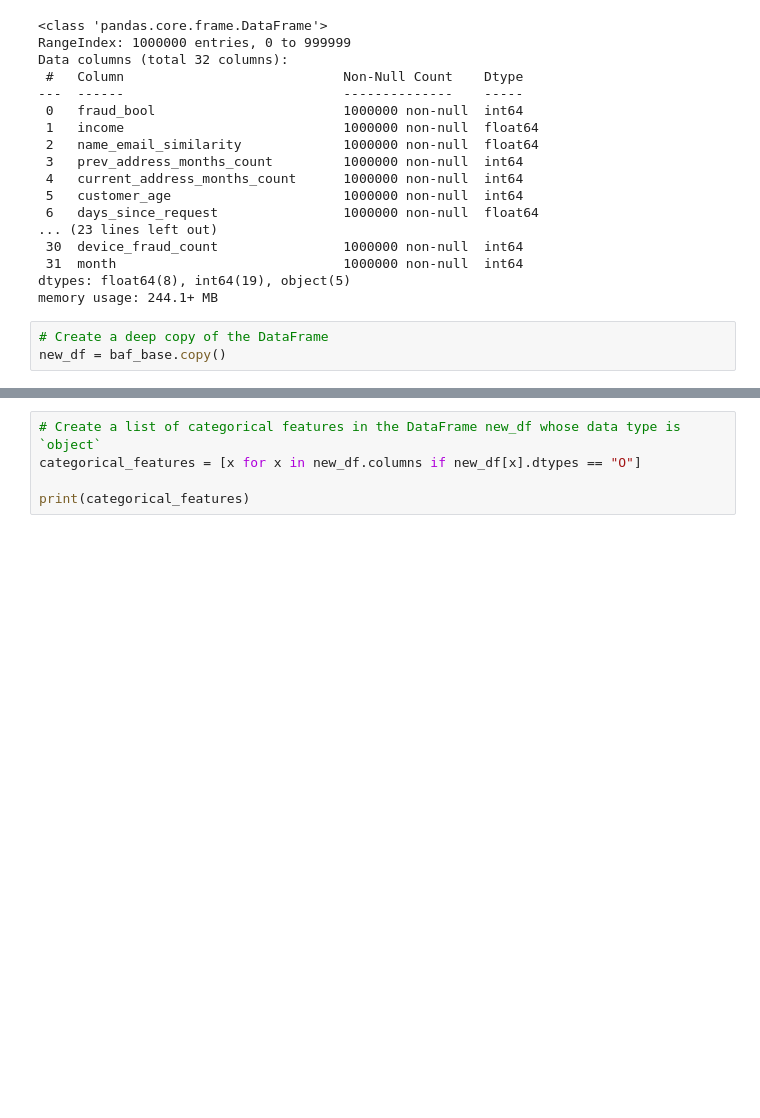
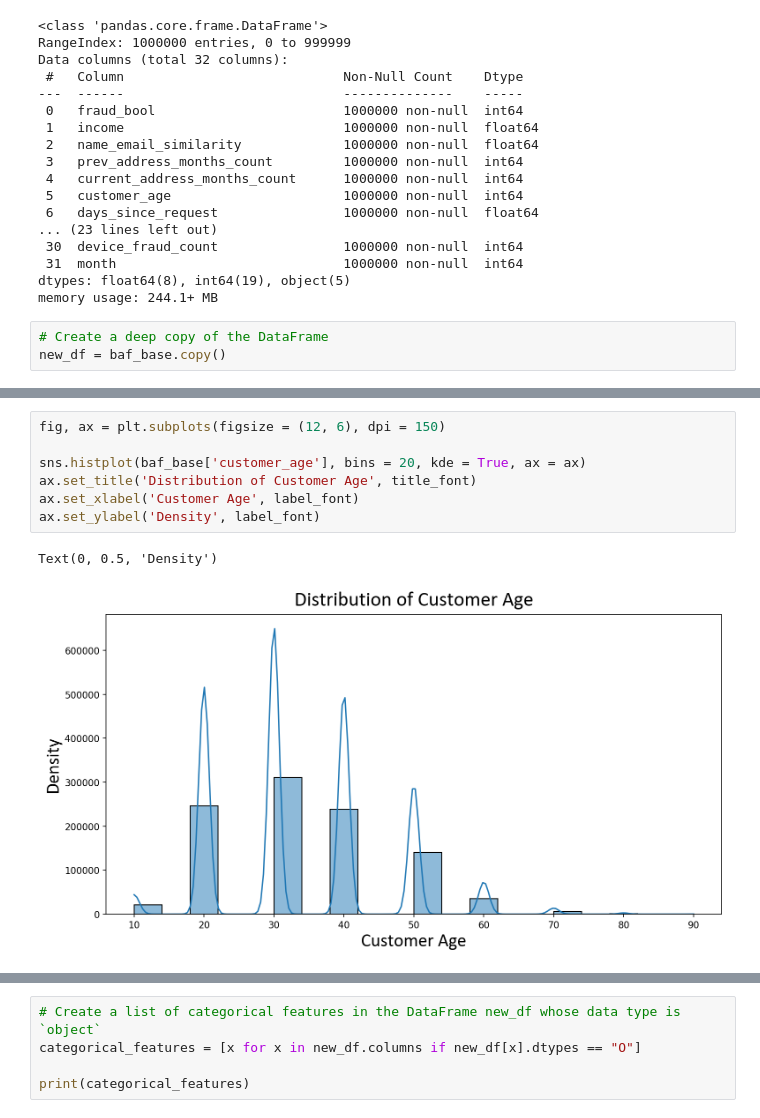
Before and after one commit to hacampbell1/capstoneproject, a Jupyter notebook: Bank Account Fraud Detection.ipynb, the cells around one changed output, grey strips where cells are left out. Saved outputs shown, nothing was run; the diff lists cells and outputs as text; blank space fills up the shorter version.

```diff
--- a/Bank Account Fraud Detection.ipynb
+++ b/Bank Account Fraud Detection.ipynb
@@ -82,0 +122,10 @@ new_df = baf_base.copy()
+# %%
+fig, ax = plt.subplots(figsize = (12, 6), dpi = 150)
+
+sns.histplot(baf_base['customer_age'], bins = 20, kde = True, ax = ax)
+ax.set_title('Distribution of Customer Age', title_font)
+ax.set_xlabel('Customer Age', label_font)
+ax.set_ylabel('Density', label_font)
+# %% [output]
+Text(0, 0.5, 'Density')
+[figure, added]
```
Also changed, not shown: parts of 8 cells of this notebook.
